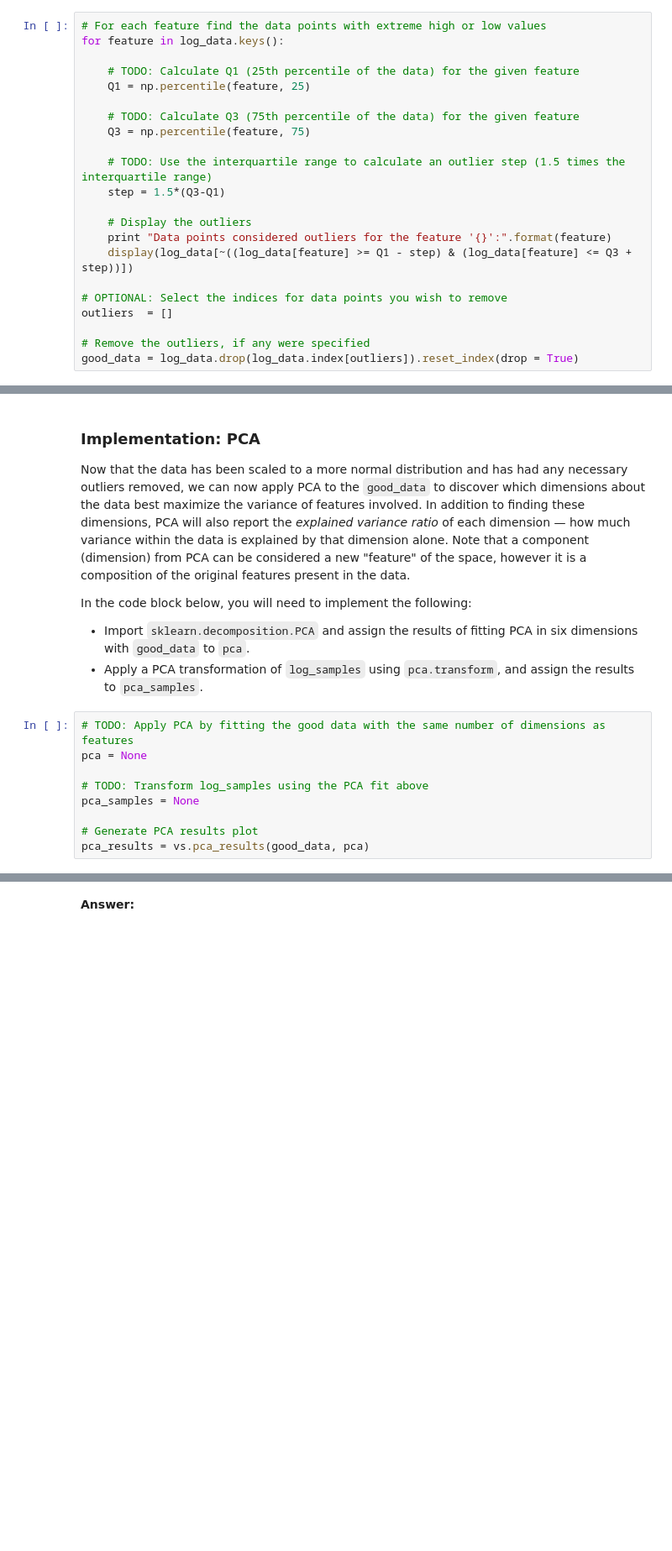
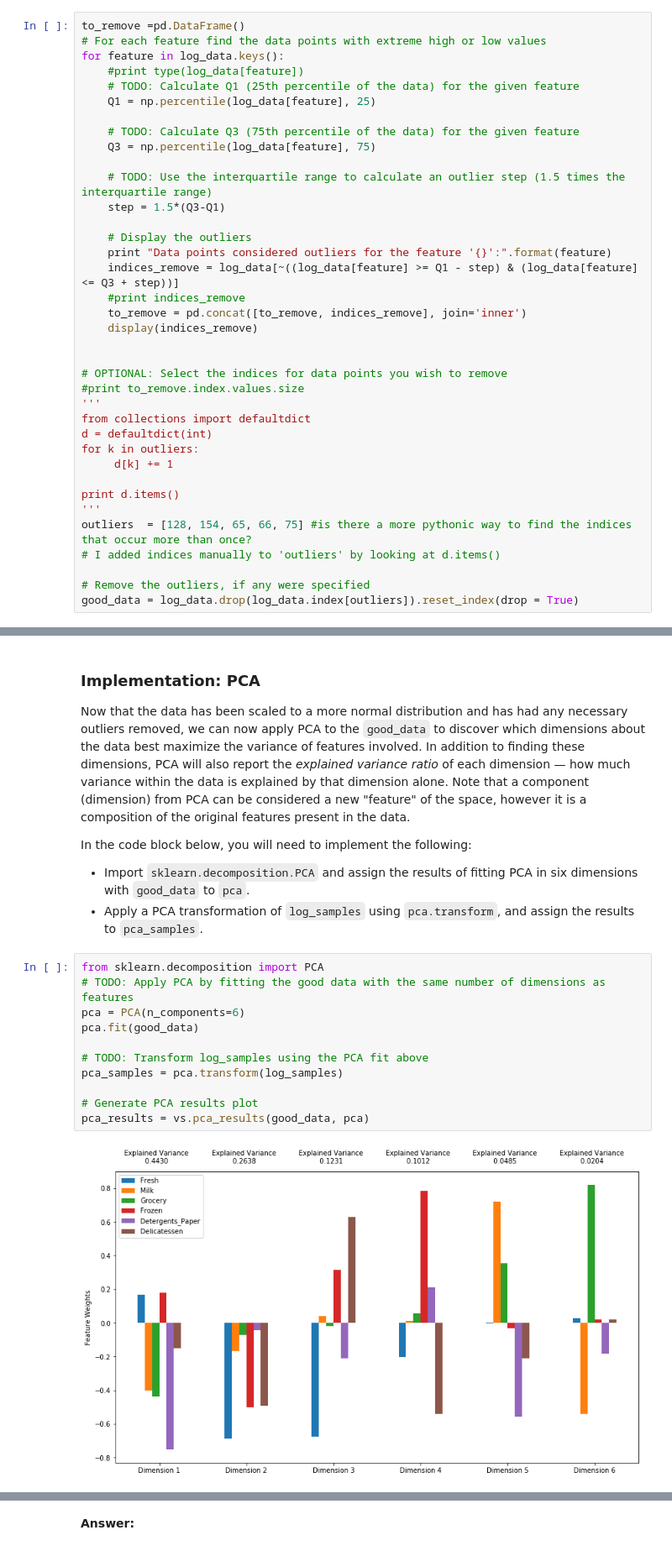
Before and after one commit to divya-nk/udacity-ml-nanodegree-projects, a Jupyter notebook: customer_segments/customer_segments.ipynb, the cells around one changed output, grey strips where cells are left out. Shown at 84% size. Saved outputs shown, nothing was run; the diff lists cells and outputs as text; blank space fills up the shorter version.

```diff
--- a/customer_segments/customer_segments.ipynb
+++ b/customer_segments/customer_segments.ipynb
@@ -212,24 +212,39 @@ In the code block below, you will need to implement the following:
 **NOTE:** If you choose to remove any outliers, ensure that the sample data does not contain any of these points!
 Once you have performed this implementation, the dataset will be stored in the variable `good_data`.
 # %%
+to_remove =pd.DataFrame()
 # For each feature find the data points with extreme high or low values
 for feature in log_data.keys():
-
+    #print type(log_data[feature])
     # TODO: Calculate Q1 (25th percentile of the data) for the given feature
-    Q1 = np.percentile(feature, 25)
+    Q1 = np.percentile(log_data[feature], 25)
 
     # TODO: Calculate Q3 (75th percentile of the data) for the given feature
-    Q3 = np.percentile(feature, 75)
+    Q3 = np.percentile(log_data[feature], 75)
 
     # TODO: Use the interquartile range to calculate an outlier step (1.5 times the interquartile range)
     step = 1.5*(Q3-Q1)
 
     # Display the outliers
     print "Data points considered outliers for the feature '{}':".format(feature)
-    display(log_data[~((log_data[feature] >= Q1 - step) & (log_data[feature] <= Q3 + step))])
+    indices_remove = log_data[~((log_data[feature] >= Q1 - step) & (log_data[feature] <= Q3 + step))]
+    #print indices_remove
+    to_remove = pd.concat([to_remove, indices_remove], join='inner')
+    display(indices_remove)
+
 
 # OPTIONAL: Select the indices for data points you wish to remove
-outliers  = []
+#print to_remove.index.values.size
+'''
+from collections import defaultdict
+d = defaultdict(int)
+for k in outliers:
+     d[k] += 1
+
+print d.items()
+'''
+outliers  = [128, 154, 65, 66, 75] #is there a more pythonic way to find the indices that occur more than once?
+# I added indices manually to 'outliers' by looking at d.items()
 
 # Remove the outliers, if any were specified
 good_data = log_data.drop(log_data.index[outliers]).reset_index(drop = True)
@@ -256,14 +323,18 @@ In the code block below, you will need to implement the following:
  - Import `sklearn.decomposition.PCA` and assign the results of fitting PCA in six dimensions with `good_data` to `pca`.
  - Apply a PCA transformation of `log_samples` using `pca.transform`, and assign the results to `pca_samples`.
 # %%
+from sklearn.decomposition import PCA
 # TODO: Apply PCA by fitting the good data with the same number of dimensions as features
-pca = None
+pca = PCA(n_components=6)
+pca.fit(good_data)
 
 # TODO: Transform log_samples using the PCA fit above
-pca_samples = None
+pca_samples = pca.transform(log_samples)
 
 # Generate PCA results plot
 pca_results = vs.pca_results(good_data, pca)
+# %% [output]
+[figure, added]
 # %% [markdown]
 ### Question 5
 
```
Also changed, not shown: parts of 8 cells of this notebook.
